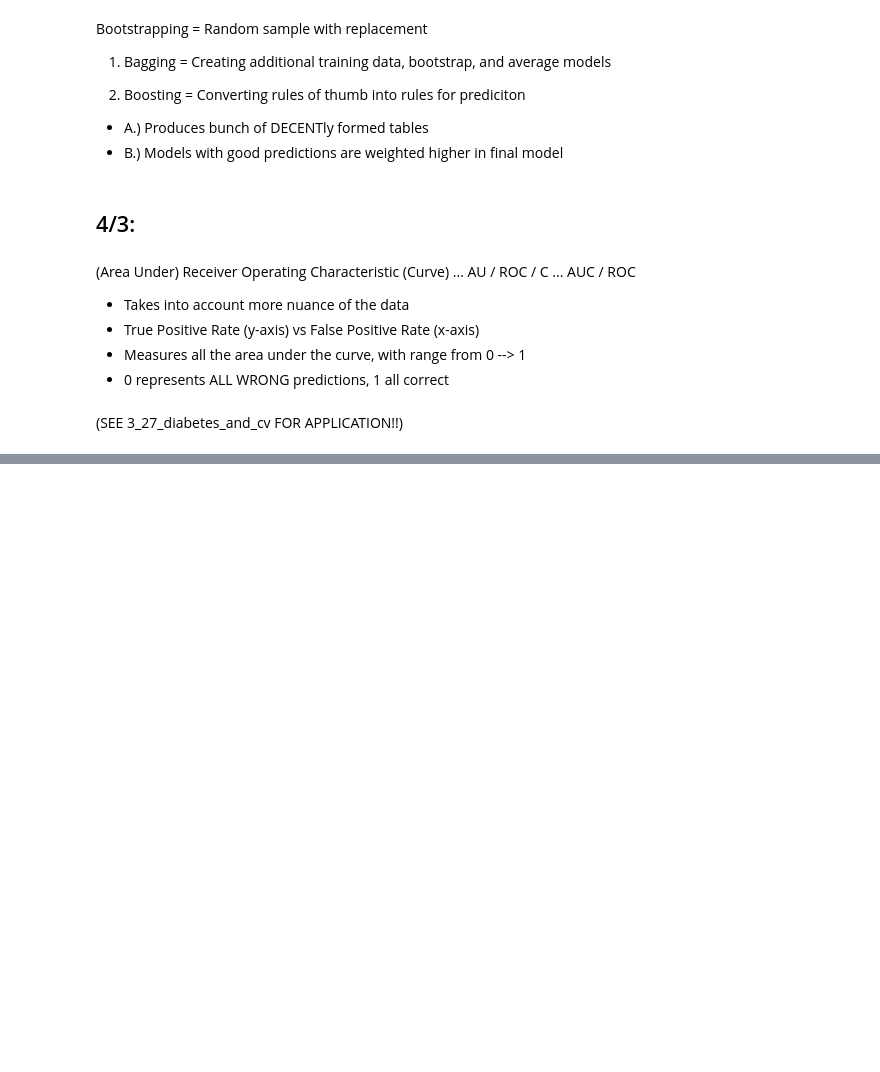
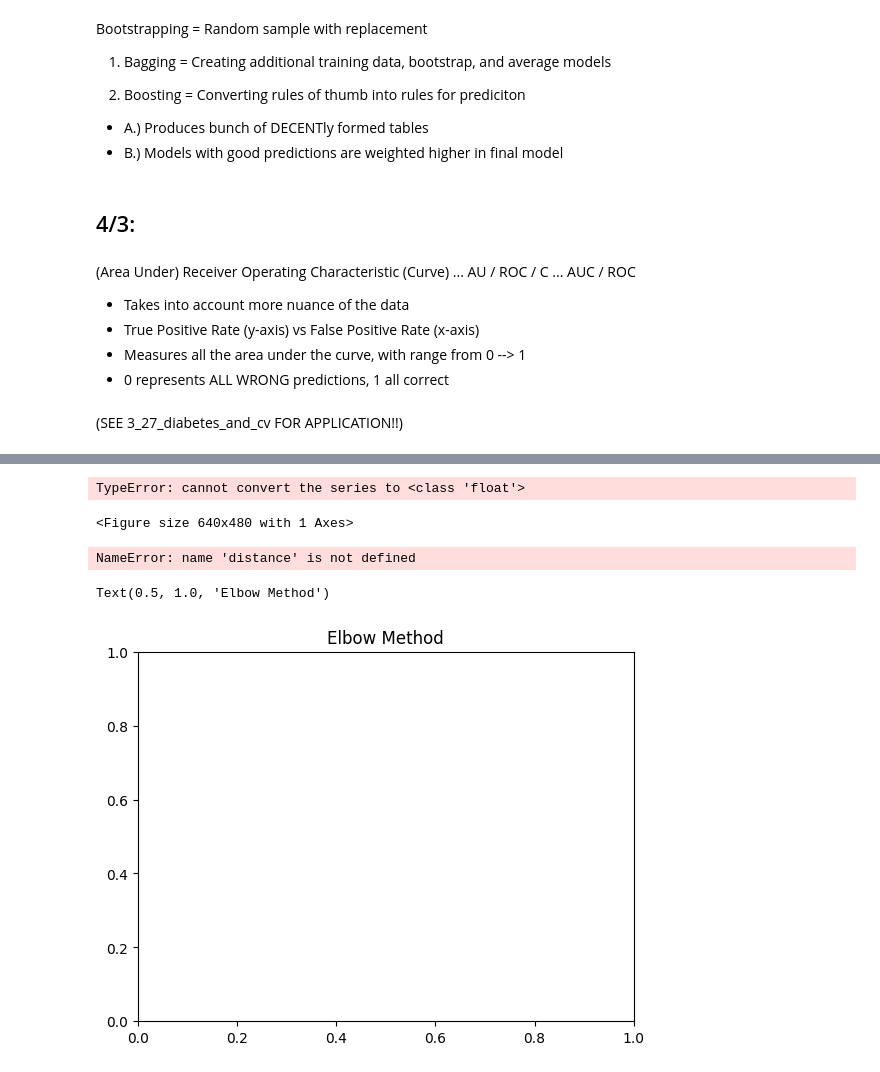
Before and after one commit to Co2Lo/Connor_CSCI_1070, a Jupyter notebook: Class_Notes.ipynb, the cells around one changed output, grey strips where cells are left out. Cells and saved outputs as stored; diff of their text form; code cells hidden in the pictures; blank space fills up the shorter version.

```diff
--- a/Class_Notes.ipynb
+++ b/Class_Notes.ipynb
@@ -921,0 +972,47 @@ Bootstrapping = Random sample with replacement
+# %%
+# Clustering (trying to find pattern in data, with said patterns being tied to state name)
+
+from sklearn.cluster import KMeans
+X = crime_df.drop('State', axis = 1)
+y = crime_df['State']
+plt.scatter(X['Murder'], X['UrbanPop'])
+
+# Enumerating allows you to keep track of the index associated with each iteration!
+for i, txt in enumerate(y):
+    plt.annotate(txt, (X['Murder'][i], X['UrbanPop']))
+
+plt.xlabel('Murder')
+plt.ylabel('Urban Population')
+plt.show()
+# %% [output]
+TypeError: cannot convert the series to <class 'float'>
+<Figure size 640x480 with 1 Axes>
+# %%
+inertias = []
+distortions = []
+
+for k in range(1, 10):
+    # Build and fit model
+    model = KMeans(n_clusters = k).fit(X)
+
+    # Distortion is the average of squared distance from cluster center
+    # to the data points (in Euclidian space, 2+ dimensions).
+    distortion = cdist(X, model.cluster_centers_,
+                            'euclidean')
+    distortion = sum(np.min(distance, axis = 1)) / X.shape[0]
+    distortions.append(distortion)
+
+    # Inertia is calculated by measuring distance from
+    # each data point and centroid and summing squared across cluster.
+    # A good model is one with low inertia or distortion AND low
+    # number of clusters.
+
+    inertia = model.inertia_
+    inertias.append(inertia)
+# %% [output]
+NameError: name 'distance' is not defined
+# %%
+plt.title('Elbow Method')
+# %% [output]
+Text(0.5, 1.0, 'Elbow Method')
+[figure, added]
```
Also changed, not shown: parts of 11 cells of this notebook, 2 other files.
